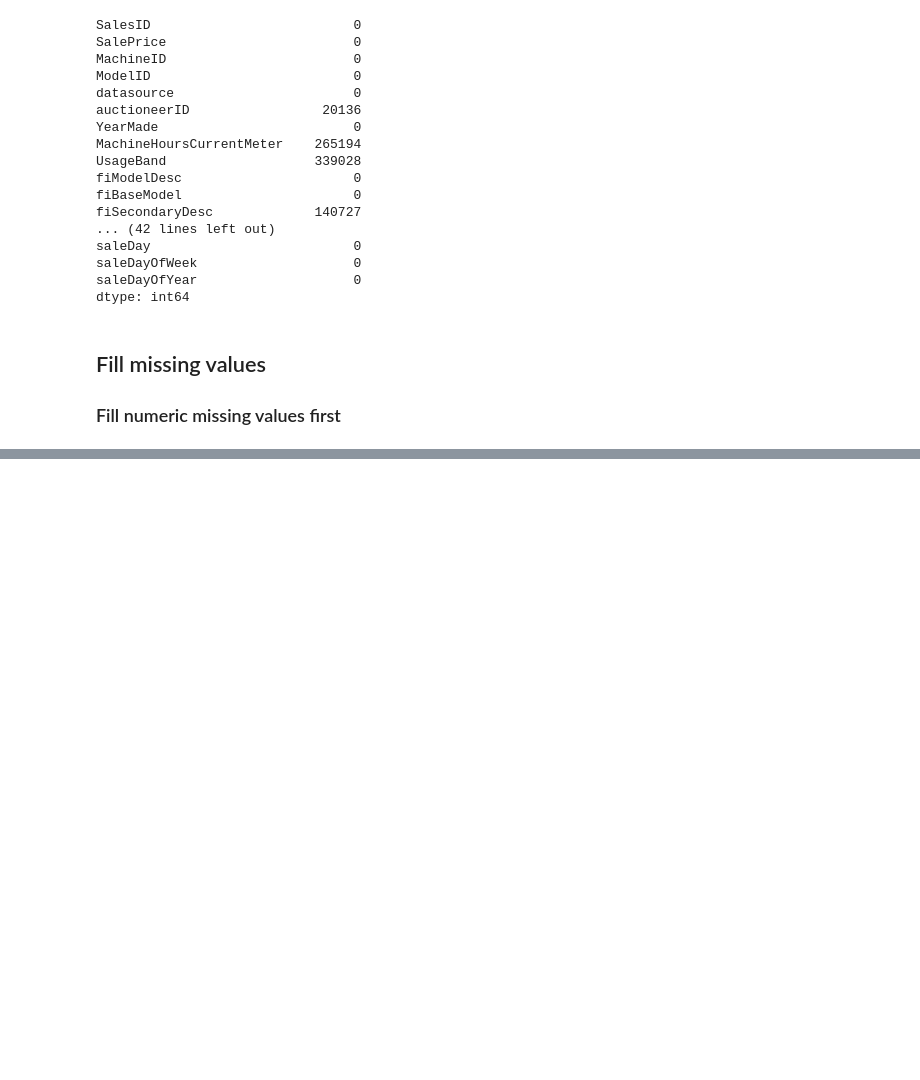
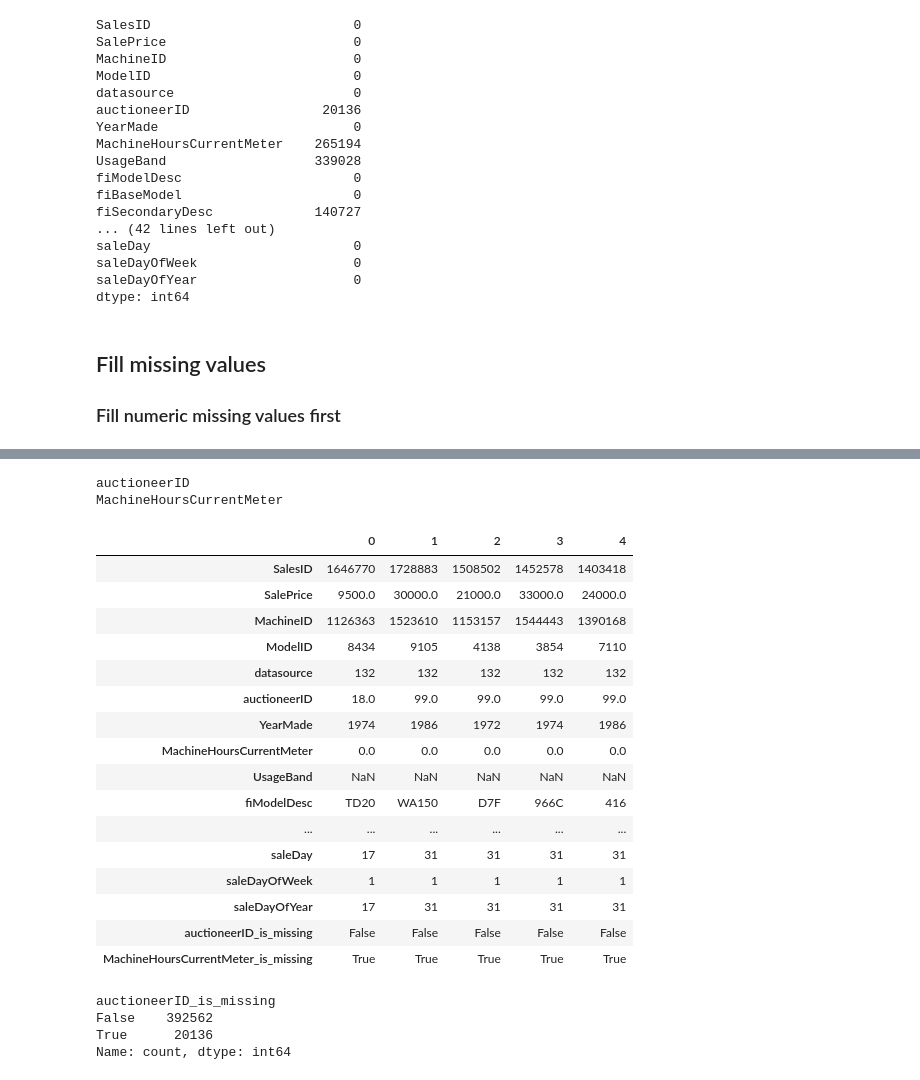
Before and after one commit to AnushkJain2201/buldozer-price-prediction-project, a Jupyter notebook: bulldozer-price-prediction-project.ipynb, the cells around one changed output, grey strips where cells are left out. Saved outputs shown, nothing was run; the diff lists cells and outputs as text; code cells hidden in the pictures; blank space fills up the shorter version.

```diff
--- a/bulldozer-price-prediction-project.ipynb
+++ b/bulldozer-price-prediction-project.ipynb
@@ -506,3 +506,7 @@ dtype: int64
 ## Fill missing values
 
 ### Fill numeric missing values first
+# %%
+for label, content in df_tmp.items():
+    if pd.api.types.is_numeric_dtype(content):
+        print(label)
@@ -508,0 +542,38 @@ dtype: int64
+# %%
+# Check for which numeric column has null values
+for label, content in df_tmp.items():
+    if pd.api.types.is_numeric_dtype(content):
+        if(pd.isnull(content).sum()):
+            print(label)
+# %% [output]
+auctioneerID
+MachineHoursCurrentMeter
+# %%
+# Fill the numeric value with the median of all the elements of the columns
+for label, content in df_tmp.items():
+    if pd.api.types.is_numeric_dtype(content):
+        if(pd.isnull(content).sum()):
+            # Add a binary column that will tell us whether the data was missing or not
+            df_tmp[label + "_is_missing"] = pd.isnull(content)
+            # Fill the missing values with median
+            df_tmp[label] = content.fillna(content.median())
+# %%
+df_tmp.head().T
+# %% [output]
+|  | 0 | 1 | 2 | 3 | 4 |
+| SalesID | 1646770 | 1728883 | 1508502 | 1452578 | 1403418 |
+| SalePrice | 9500.0 | 30000.0 | 21000.0 | 33000.0 | 24000.0 |
+| MachineID | 1126363 | 1523610 | 1153157 | 1544443 | 1390168 |
+| ModelID | 8434 | 9105 | 4138 | 3854 | 7110 |
+| datasource | 132 | 132 | 132 | 132 | 132 |
+| auctioneerID | 18.0 | 99.0 | 99.0 | 99.0 | 99.0 |
+| YearMade | 1974 | 1986 | 1972 | 1974 | 1986 |
+| MachineHoursCurrentMeter | 0.0 | 0.0 | 0.0 | 0.0 | 0.0 |
+| UsageBand | NaN | NaN | NaN | NaN | NaN |
+| fiModelDesc | TD20 | WA150 | D7F | 966C | 416 |
+| ... | ... | ... | ... | ... | ... |
+| saleDay | 17 | 31 | 31 | 31 | 31 |
+| saleDayOfWeek | 1 | 1 | 1 | 1 | 1 |
+| saleDayOfYear | 17 | 31 | 31 | 31 | 31 |
+| auctioneerID_is_missing | False | False | False | False | False |
+| MachineHoursCurrentMeter_is_missing | True | True | True | True | True |
@@ -508,0 +586,7 @@ dtype: int64
+# %%
+df_tmp.auctioneerID_is_missing.value_counts()
+# %% [output]
+auctioneerID_is_missing
+False    392562
+True      20136
+Name: count, dtype: int64
```
Also changed, not shown: parts of 12 cells of this notebook.
